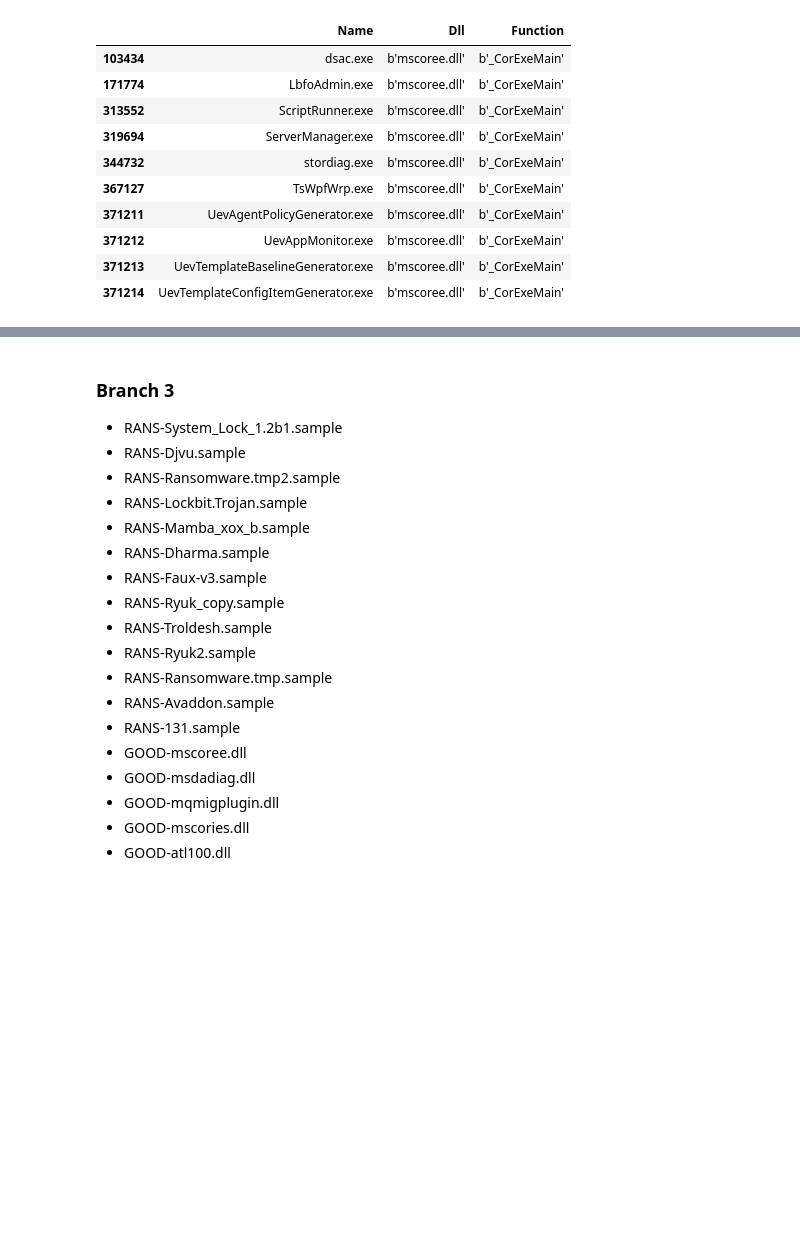
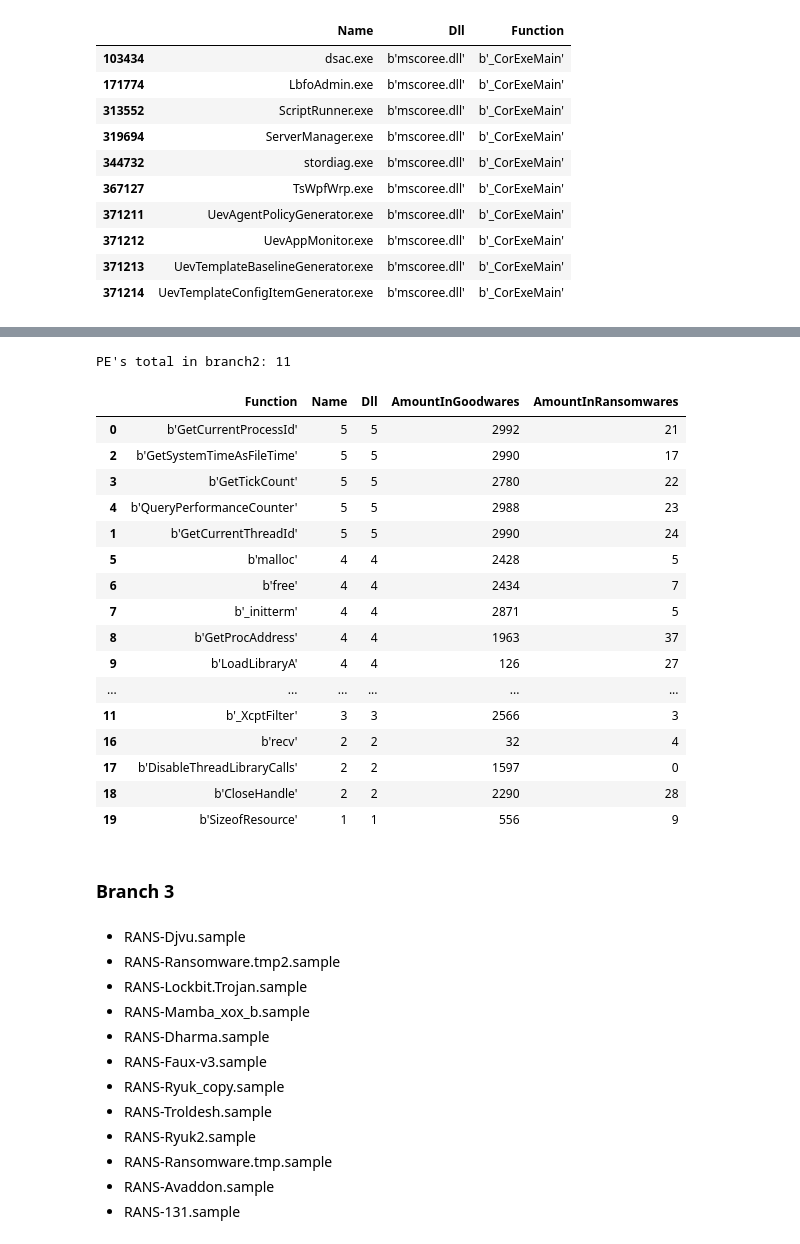
Before and after one commit to c2dc/nastyware, a Jupyter notebook: notebooks/static-attributes.ipynb, the cells around one changed output, grey strips where cells are left out. Cells and saved outputs as stored; diff of their text form; code cells hidden in the pictures; blank space fills up the shorter version.

```diff
--- a/notebooks/static-attributes.ipynb
+++ b/notebooks/static-attributes.ipynb
@@ -303,0 +301,14 @@ def insertCountFunctions(df):
+# %%
+def AmountInGoodwares(df):
+    df.reset_index(drop=True, inplace=True)
+    df['AmountInGoodwares'] = 0
+    for i in range(len(df)):
+        func = df.loc[i, "Function"]
+        df.loc[i, "AmountInGoodwares"] = system32_functions[system32_functions.Function == func].shape[0]
+
+def AmountInRansomwares(df):
+    df.reset_index(drop=True, inplace=True)
+    df['AmountInRansomwares'] = 0
+    for i in range(len(df)):
+        func = df.loc[i, "Function"]
+        df.loc[i, "AmountInRansomwares"] = ransomware_functions[ransomware_functions.Function == func].shape[0]
@@ -420,3 +424,16 @@ nearsBr1
 * RANS-Radamant.sample
 * RANS-File.sample
 * RANS-Win32.Wannacry.sample
+# %%
+branch2 = peFunctions[  peFunctions['Name'].str.contains("BPAInst.dll") | \
+                        peFunctions['Name'].str.contains("MuxInst.dll") | \
+                        peFunctions['Name'].str.contains("miguiresource.dll") | \
+                        peFunctions['Name'].str.contains("mscat32.dll") | \
+                        peFunctions['Name'].str.contains("mssip32.dll") | \
+                        peFunctions['Name'].str.contains("Crysis.sample") | \
+                        peFunctions['Name'].str.contains("LordEK.sample") | \
+                        peFunctions['Name'].str.contains("Phobos.sample") | \
+                        peFunctions['Name'].str.contains("Radamant.sample") | \
+                        peFunctions['Name'].str.contains("File.sample") | \
+                        peFunctions['Name'].str.contains("Win32.Wannacry.sample")]
+branch2
@@ -422,0 +458,3 @@ nearsBr1
+# %%
+PEsBranch2 = branch2.groupby('Name').nunique()
+PEsBranch2
@@ -423,7 +475,31 @@ nearsBr1
+# %%
+print("PE's total in branch2:", len(PEsBranch2))
+funcsBranch2 = branch2.groupby('Function').count().sort_values(['Name'], ascending=False).reset_index().head(20)
+AmountInGoodwares(funcsBranch2)
+AmountInRansomwares(funcsBranch2)
+funcsBranch2.sort_values('Name', ascending=False)
+# %% [output]
+PE's total in branch2: 11
+|  | Function | Name | Dll | AmountInGoodwares | AmountInRansomwares |
+| 0 | b'GetCurrentProcessId' | 5 | 5 | 2992 | 21 |
+| 2 | b'GetSystemTimeAsFileTime' | 5 | 5 | 2990 | 17 |
+| 3 | b'GetTickCount' | 5 | 5 | 2780 | 22 |
+| 4 | b'QueryPerformanceCounter' | 5 | 5 | 2988 | 23 |
+| 1 | b'GetCurrentThreadId' | 5 | 5 | 2990 | 24 |
+| 5 | b'malloc' | 4 | 4 | 2428 | 5 |
+| 6 | b'free' | 4 | 4 | 2434 | 7 |
+| 7 | b'_initterm' | 4 | 4 | 2871 | 5 |
+| 8 | b'GetProcAddress' | 4 | 4 | 1963 | 37 |
+| 9 | b'LoadLibraryA' | 4 | 4 | 126 | 27 |
+| ... | ... | ... | ... | ... | ... |
+| 11 | b'_XcptFilter' | 3 | 3 | 2566 | 3 |
+| 16 | b'recv' | 2 | 2 | 32 | 4 |
+| 17 | b'DisableThreadLibraryCalls' | 2 | 2 | 1597 | 0 |
+| 18 | b'CloseHandle' | 2 | 2 | 2290 | 28 |
+| 19 | b'SizeofResource' | 1 | 1 | 556 | 9 |
+# %% [markdown]
+### Branch 3
 # %% [markdown]
-### Branch 3
-
-* RANS-System_Lock_1.2b1.sample
 * RANS-Djvu.sample
 * RANS-Ransomware.tmp2.sample
 * RANS-Lockbit.Trojan.sample
@@ -436,8 +512,3 @@ nearsBr1
 * RANS-Ransomware.tmp.sample
 * RANS-Avaddon.sample
 * RANS-131.sample
-* GOOD-mscoree.dll
-* GOOD-msdadiag.dll
-* GOOD-mqmigplugin.dll
-* GOOD-mscories.dll
-* GOOD-atl100.dll
```
Also changed, not shown: parts of 21 cells of this notebook, 1 other file.
